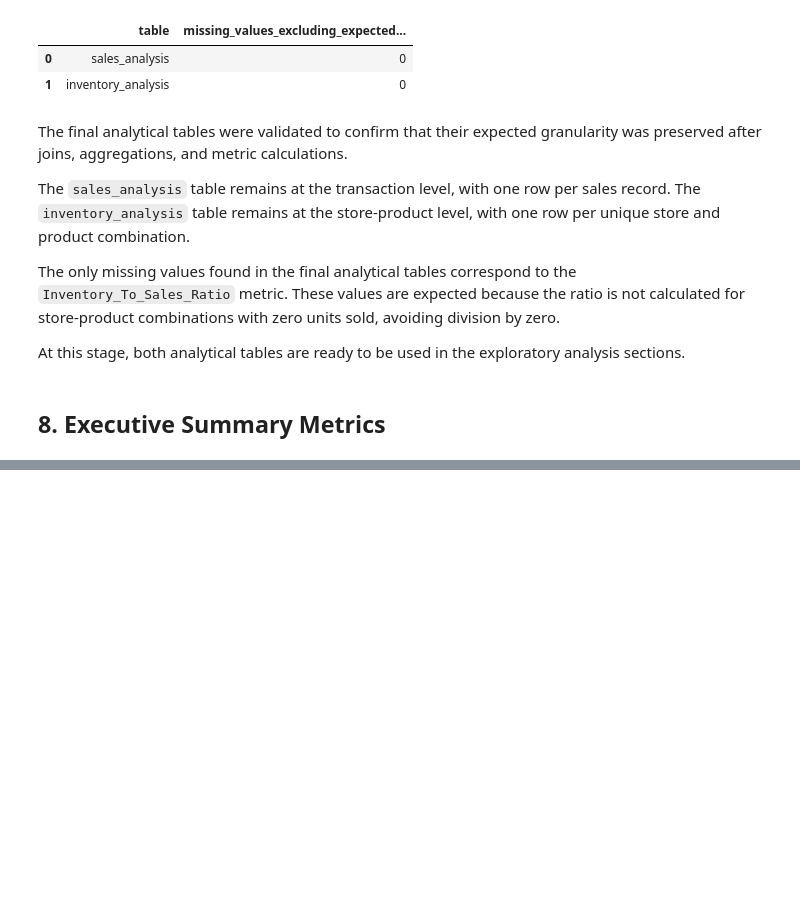
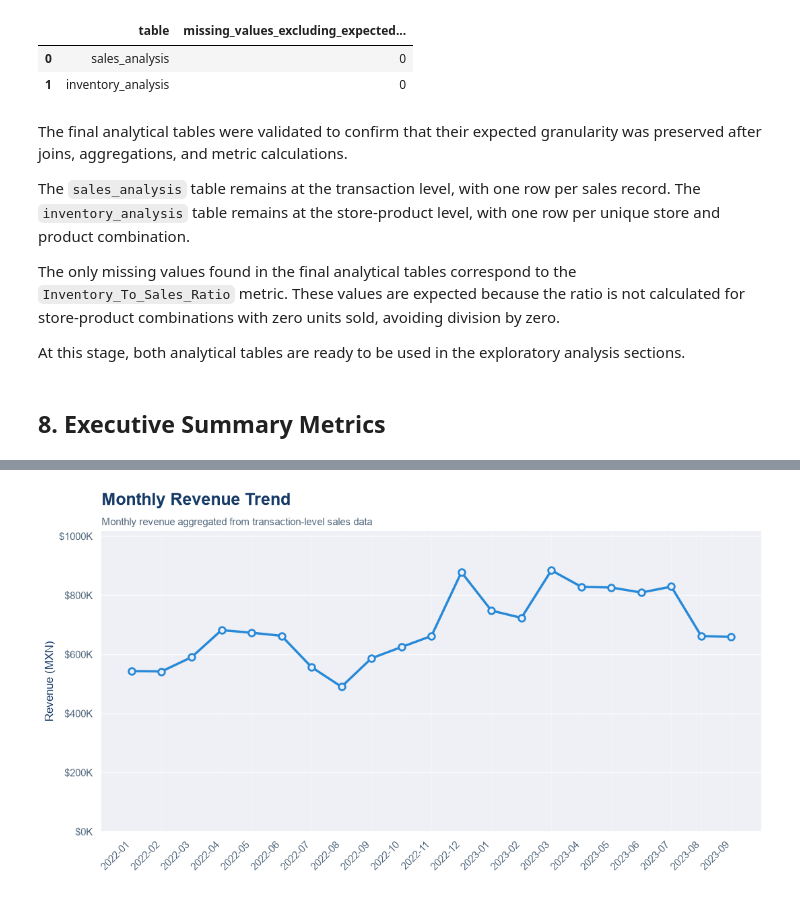
Before and after one commit to DFCR1411/retail_sales_inventory_analysis, a Jupyter notebook: notebooks/01-dfcr-retail-sales-inventory-eda.ipynb, the cells around one changed output, grey strips where cells are left out. Cells and saved outputs as stored; diff of their text form; code cells hidden in the pictures; blank space fills up the shorter version.

Commit message:
Added section 8: executive summary metrics and overview charts.

```diff
--- a/notebooks/01-dfcr-retail-sales-inventory-eda.ipynb
+++ b/notebooks/01-dfcr-retail-sales-inventory-eda.ipynb
@@ -43,7 +72,8 @@ import seaborn as sns
 pd.set_option("display.max_columns", None)
 pd.set_option("display.max_rows", 100)
 
-sns.set_theme(style="whitegrid")
+# Apply project visualization theme
+set_brand_theme()
 # %%
 PROJECT_DIR = Path.cwd().parent if Path.cwd().name == "notebooks" else Path.cwd()
 
@@ -1028,0 +1158,14 @@ At this stage, both analytical tables are ready to be used in the exploratory an
+# %%
+monthly_sales_summary = (
+    sales_analysis
+    .assign(Month=sales_analysis["Date"].dt.to_period("M").astype(str)) # It creates temporal column from date to group by month and then do the agg calculations.
+    .groupby("Month", as_index=False)
+    .agg(
+        Revenue=("Revenue", "sum"),
+        Profit=("Profit", "sum"),
+        Units_Sold=("Units", "sum"),
+        Transactions=("Sale_ID", "nunique")
+    )
+)
+
+monthly_sales_summary.head()
@@ -1028,0 +1179,52 @@ At this stage, both analytical tables are ready to be used in the exploratory an
+# %%
+fig, ax = plt.subplots(figsize=(11, 6))
+
+sns.lineplot(
+    data=monthly_sales_summary,
+    x="Month",
+    y="Revenue",
+    marker="o",
+    linewidth=2.5,
+    markersize=7,
+    color=BRAND_COLORS["primary_line"],
+    ax=ax
+)
+
+# Customize marker fill and border
+line = ax.lines[0]
+line.set_markerfacecolor(BRAND_COLORS["marker_fill"])
+line.set_markeredgecolor(BRAND_COLORS["marker_edge"])
+line.set_markeredgewidth(2)
+
+add_chart_title(
+    ax=ax,
+    title="Monthly Revenue Trend",
+    subtitle="Monthly revenue aggregated from transaction-level sales data",
+)
+
+ax.set_xlabel("")
+ax.set_ylabel("Revenue (MXN)")
+
+ax.yaxis.set_major_formatter(
+    FuncFormatter(lambda value, _: f"${value / 1_000:.0f}K")
+)
+
+ax.set_ylim(
+    0,
+    monthly_sales_summary["Revenue"].max() * 1.15,
+)
+
+ax.tick_params(axis="x", rotation=45)
+
+for label in ax.get_xticklabels():
+    label.set_horizontalalignment("right")
+
+format_axes(ax)
+
+ax.grid(True, axis="x", linewidth=0.7, alpha=0.30)
+ax.grid(True, axis="y", linewidth=1.0, alpha=0.85)
+
+fig.tight_layout()
+plt.show()
+# %% [output]
+[figure, added]
```
Also changed, not shown: parts of 14 cells of this notebook, 1 other file.
